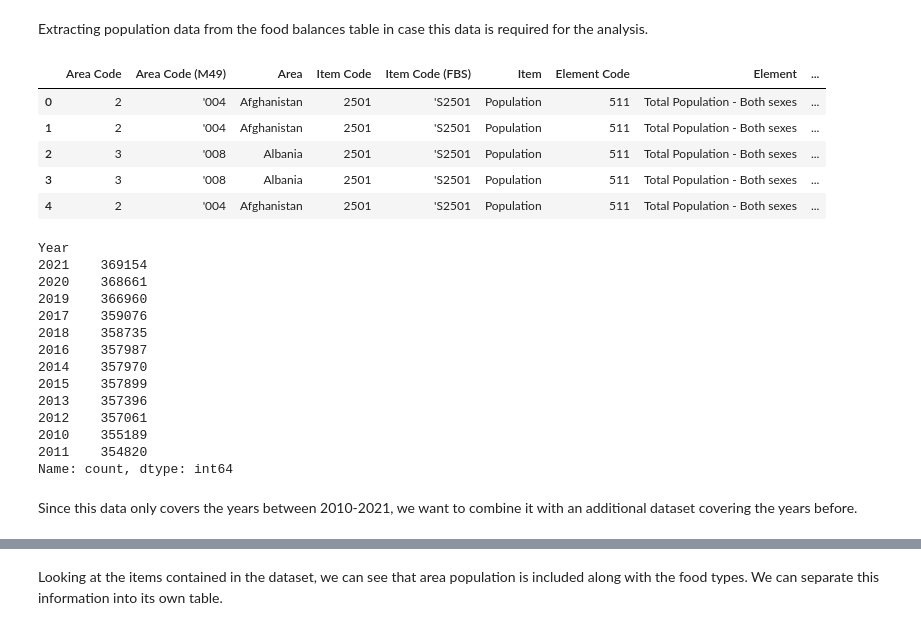
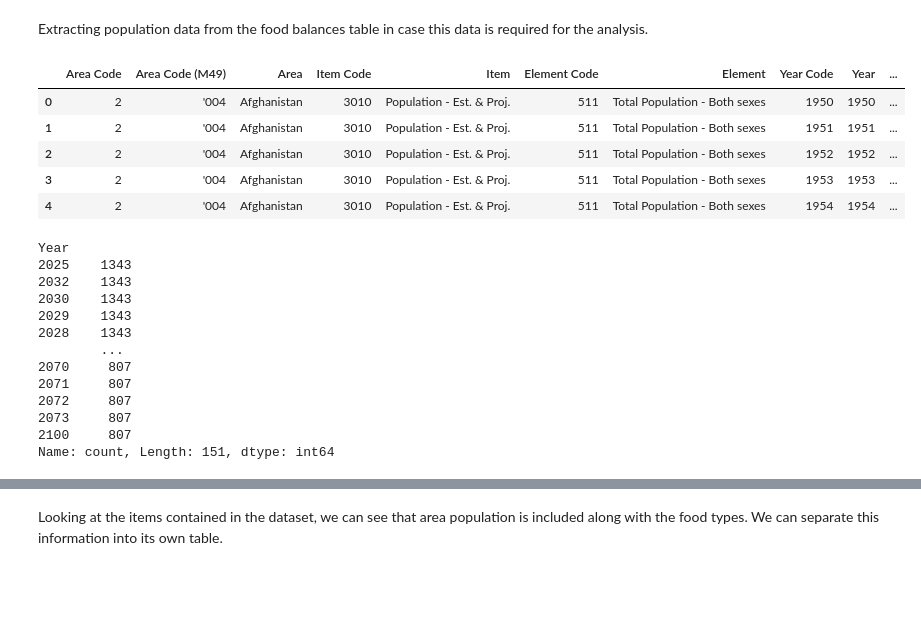
Before and after one commit to kostinam/neuefische-capstone, a Jupyter notebook: mk-data-cleaning-population.ipynb, the cells around one changed output, grey strips where cells are left out. Cells and saved outputs as stored; diff of their text form; code cells hidden in the pictures; blank space fills up the shorter version.

```diff
--- a/mk-data-cleaning-population.ipynb
+++ b/mk-data-cleaning-population.ipynb
@@ -14,44 +14,41 @@ import _functions_sql as fs
 import _functions_data_files as fdf
 # %%
 # Import CSV file
-source_dir = 'faostat_food'
-file_name = 'FoodBalanceSheets_E_All_Data_(Normalized).csv'
+source_dir = 'fao_population'
+file_name = 'Population_E_All_Data_(Normalized).csv'
 # define converters for 'read_csv' & import file
 conv = {
     'Note': str # handle DtypeWarning not using 'low_memory=False' (deprecated)
                 # so missing values are now read as empty string ('')
 }
-food_balances = pd.read_csv(
+population = pd.read_csv(
       fdf.get_file_path(file_name, source_dir)
     , encoding='latin-1'
     , converters=conv
 )
 # %%
-food_balances.head()
+population.head()
 # %% [output]
-|  | Area Code | Area Code (M49) | Area | Item Code | Item Code (FBS) | Item | Element Code | Element | ... |
-| 0 | 2 | '004 | Afghanistan | 2501 | 'S2501 | Population | 511 | Total Population - Both sexes | ... |
-| 1 | 2 | '004 | Afghanistan | 2501 | 'S2501 | Population | 511 | Total Population - Both sexes | ... |
-| 2 | 3 | '008 | Albania | 2501 | 'S2501 | Population | 511 | Total Population - Both sexes | ... |
-| 3 | 3 | '008 | Albania | 2501 | 'S2501 | Population | 511 | Total Population - Both sexes | ... |
-| 4 | 2 | '004 | Afghanistan | 2501 | 'S2501 | Population | 511 | Total Population - Both sexes | ... |
+|  | Area Code | Area Code (M49) | Area | Item Code | Item | Element Code | Element | Year Code | Year | ... |
+| 0 | 2 | '004 | Afghanistan | 3010 | Population - Est. & Proj. | 511 | Total Population - Both sexes | 1950 | 1950 | ... |
+| 1 | 2 | '004 | Afghanistan | 3010 | Population - Est. & Proj. | 511 | Total Population - Both sexes | 1951 | 1951 | ... |
+| 2 | 2 | '004 | Afghanistan | 3010 | Population - Est. & Proj. | 511 | Total Population - Both sexes | 1952 | 1952 | ... |
+| 3 | 2 | '004 | Afghanistan | 3010 | Population - Est. & Proj. | 511 | Total Population - Both sexes | 1953 | 1953 | ... |
+| 4 | 2 | '004 | Afghanistan | 3010 | Population - Est. & Proj. | 511 | Total Population - Both sexes | 1954 | 1954 | ... |
 # %%
 # Check the date range of the table
-food_balances['Year'].value_counts()
+population['Year'].value_counts()
 # %% [output]
 Year
-2021    369154
-2020    368661
-2019    366960
-2017    359076
-2018    358735
-2016    357987
-2014    357970
-2015    357899
-2013    357396
-2012    357061
-2010    355189
-2011    354820
-Name: count, dtype: int64
+2025    1343
+2032    1343
+2030    1343
+2029    1343
+2028    1343
+        ...
+2070     807
+2071     807
+2072     807
+2073     807
+2100     807
+Name: count, Length: 151, dtype: int64
-# %% [markdown]
-Since this data only covers the years between 2010-2021, we want to combine it with an additional dataset covering the years before.
```
Also changed, not shown: parts of 21 cells of this notebook, 6 other files.
